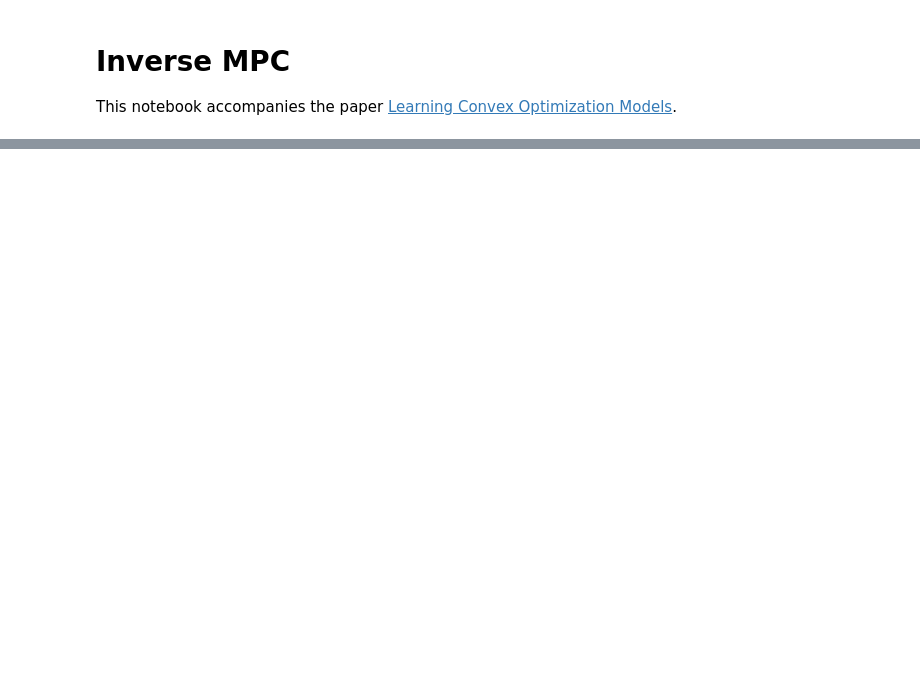
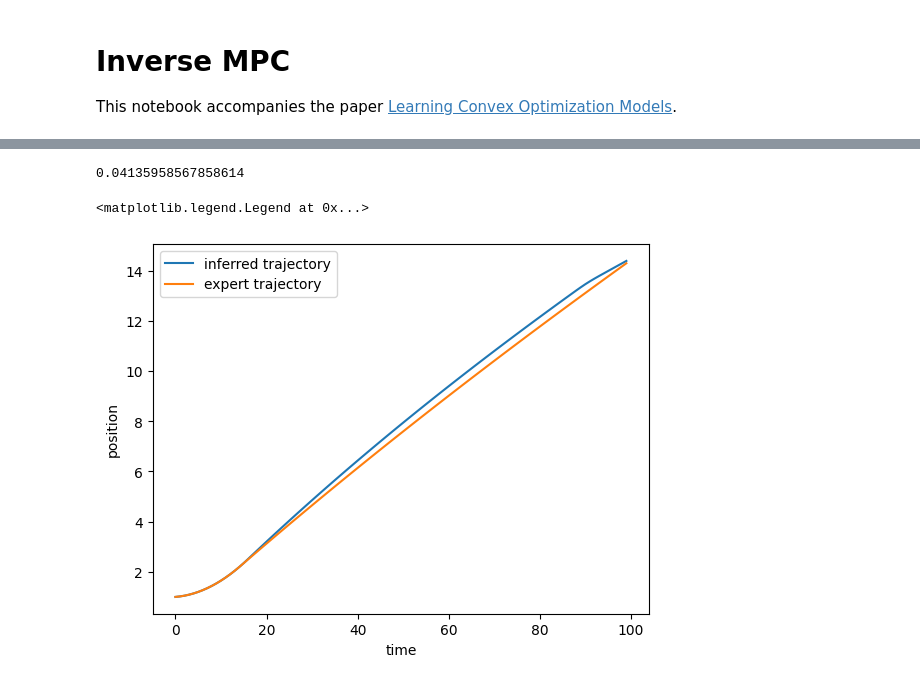
Before and after one commit to jamesjingqili/cvxpylayers, a Jupyter notebook: examples/torch/inverse_mpc.ipynb, the cells around one changed output, grey strips where cells are left out. Drawn from its saved outputs; the diff is of its cells as text; code cells hidden in the pictures; blank space fills up the shorter version.

```diff
--- a/examples/torch/inverse_mpc.ipynb
+++ b/examples/torch/inverse_mpc.ipynb
@@ -215,22 +258,0 @@ class FF(torch.nn.Module):
-# %%
-torch.random.manual_seed(0)
-ff = FF()
-
-
-epochs = 100
-nn_losses = []
-val_nn_losses = []
-opt = torch.optim.Adam(ff.parameters(), lr=3e-4)
-for epoch in range(epochs):
-    print('Epoch: ', epoch)
-    for xt, ut in tqdm(zip(states, controls)):
-        opt.zero_grad()
-        ut_hat = ff(xt)
-        loss = (ut - ut_hat).pow(2).mean()
-        loss.backward()
-        nn_losses.append(loss.item())
-        opt.step()
-    _, val_preds, _ = simulate(lambda x: [ff(x)], seed=val_seed)
-    with torch.no_grad():
-        val_nn_losses.append(mse(val_preds, val_mpc_controls))
-    print(val_nn_losses[-1])
@@ -288,0 +311,24 @@ plt.show()
+# %%
+
+predicted_trajectory, predicted_control = [], []
+expert_trajectory, expert_control = [], []
+with torch.no_grad():
+    predicted_trajectory, predicted_control = simulate(inferred_policy, test_x0, acceleration_of_other_car, n_iters = 100)
+    expert_trajectory, expert_control = simulate(expert_policy, test_x0, acceleration_of_other_car, n_iters = 100)
+    test_losses.append(mse(initial_control_prediction, test_expert_control))
+    print(test_losses[-1])
+
+
+
+import matplotlib
+time_list = [x for x in range(100)]
+import matplotlib.pyplot as plt
+plt.plot(time_list, [x[0].cpu() for x in predicted_trajectory], label='inferred trajectory')
+plt.plot(time_list, [x[0].cpu() for x in expert_trajectory], label='expert trajectory')
+plt.xlabel("time")
+plt.ylabel("position")
+plt.legend()
+# %% [output]
+0.04135958567858614
+<matplotlib.legend.Legend at 0x...>
+[figure, added]
```
Also changed, not shown: parts of 28 cells of this notebook, 1 other file.
